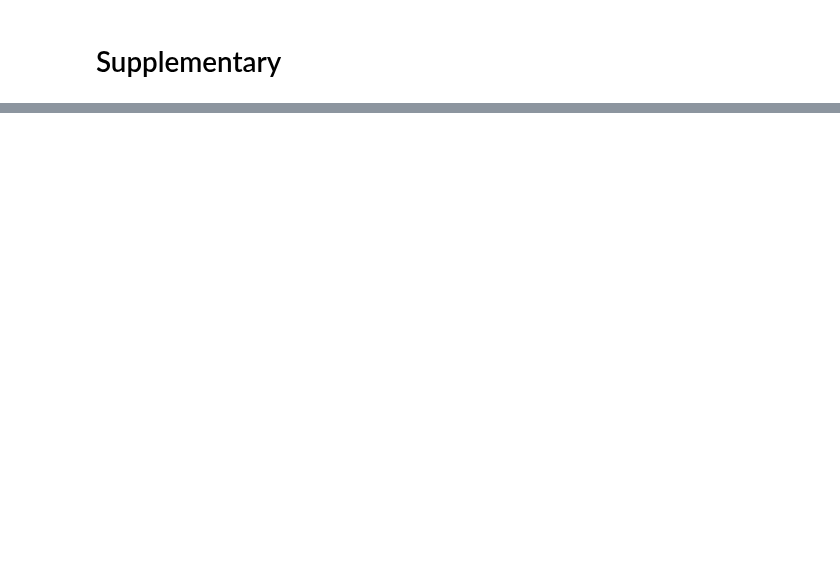
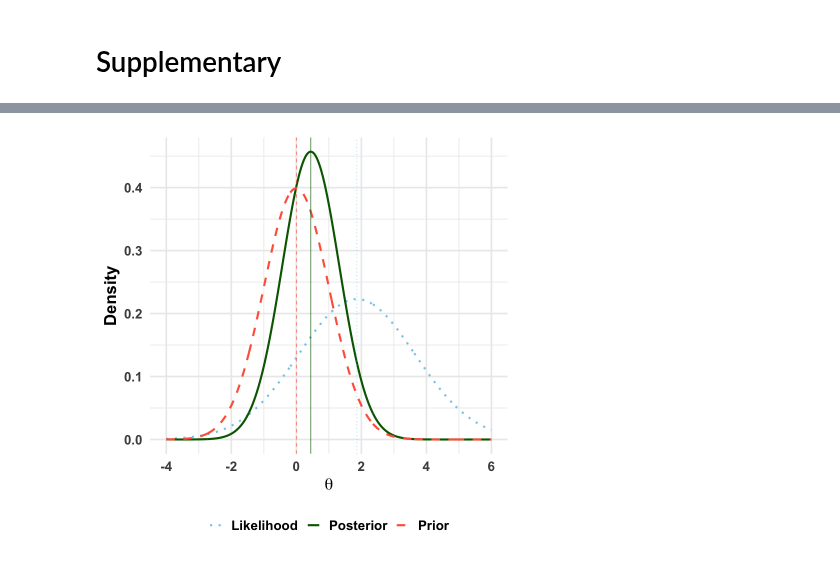
Before and after one commit to StatFunGen/statgen-prerequisites, a Jupyter notebook: Bayesian_normal_mean_model.ipynb, the cells around one changed output, grey strips where cells are left out. Saved outputs shown, nothing was run; the diff lists cells and outputs as text; code cells hidden in the pictures; blank space fills up the shorter version.

Commit message:
temp save

```diff
--- a/Bayesian_normal_mean_model.ipynb
+++ b/Bayesian_normal_mean_model.ipynb
@@ -258,0 +294,84 @@ In summary, the posterior mean shifts towards the data, and the posterior varian
+# %%
+library(ggplot2)
+library(dplyr)
+
+# Set parameters
+# Prior: N(mu_0, sigma_0^2)
+mu_0 <- 0      # Prior mean
+sigma_0 <- 1   # Prior standard deviation (smaller = more informative prior)
+
+# Data (observed values)
+y_obs <- c(1.2, 2.1, 1.8, 2.3, 1.9)  # Sample data
+n <- length(y_obs)
+y_bar <- mean(y_obs)  # Sample mean
+sigma <- 4  # Known likelihood standard deviation (larger = less informative data)
+
+# Calculate posterior parameters (conjugate normal-normal case)
+# Posterior precision = prior precision + likelihood precision
+tau_0 <- 1 / sigma_0^2    # Prior precision
+tau_likelihood <- n / sigma^2  # Likelihood precision
+tau_1 <- tau_0 + tau_likelihood  # Posterior precision
+
+# Posterior parameters
+sigma_1 <- sqrt(1 / tau_1)  # Posterior standard deviation
+mu_1 <- (tau_0 * mu_0 + tau_likelihood * y_bar) / tau_1  # Posterior mean
+
+# Create data for plotting
+theta_range <- seq(-4, 6, length.out = 1000)
+
+# Calculate densities
+prior_density <- dnorm(theta_range, mu_0, sigma_0)
+likelihood_density <- dnorm(theta_range, y_bar, sigma/sqrt(n))  # Likelihood as function of theta
+posterior_density <- dnorm(theta_range, mu_1, sigma_1)
+
+# Combine into data frame
+plot_data <- data.frame(
+  theta = rep(theta_range, 3),
+  density = c(prior_density, likelihood_density, posterior_density),
+  distribution = rep(c("Prior", "Likelihood", "Posterior"), each = length(theta_range))
+)
+
+# Create the plot
+p <- ggplot(plot_data, aes(x = theta, y = density, color = distribution, linetype = distribution)) +
+  geom_line(size = 1.2) +
+  scale_color_manual(values = c("Prior" = "tomato",
+                               "Likelihood" = "skyblue",
+                               "Posterior" = "darkgreen")) +
+  scale_linetype_manual(values = c("Prior" = "dashed",
+                                  "Likelihood" = "dotted",
+                                  "Posterior" = "solid")) +
+  labs(
+    y = "Density",
+    x = expression(theta),
+    color = "Distribution",
+    linetype = "Distribution"
+  ) +
+  theme_minimal(base_size = 20) +
+  theme(
+    plot.title = element_blank(),
+    axis.title.y = element_text(face = "bold"),
+    axis.title.x = element_text(face = "bold"),
+    axis.text.x = element_text(face = "bold"),
+    axis.text.y = element_text(face = "bold"),
+    legend.title = element_blank(),
+    legend.text = element_text(face = "bold"),
+    legend.position = "bottom"
+  ) +
+  guides(color = guide_legend(override.aes = list(size = 1.5)))
+
+# Add vertical lines for means
+p <- p +
+  geom_vline(xintercept = mu_0, color = "tomato", linetype = "dashed", alpha = 0.7) +
+  geom_vline(xintercept = y_bar, color = "skyblue", linetype = "dotted", alpha = 0.7) +
+  geom_vline(xintercept = mu_1, color = "darkgreen", linetype = "solid", alpha = 0.7)
+
+# Display plot
+print(p)
+
+# Save plot to file
+ggsave("./cartoons/Bayesian_normal_mean_model.png", plot = p,
+       width = 10, height = 6,
+       bg = "transparent",
+       dpi = 300)
+# %% [output]
+[figure, added]
```
Also changed, not shown: parts of 19 cells of this notebook, 37 other files.
